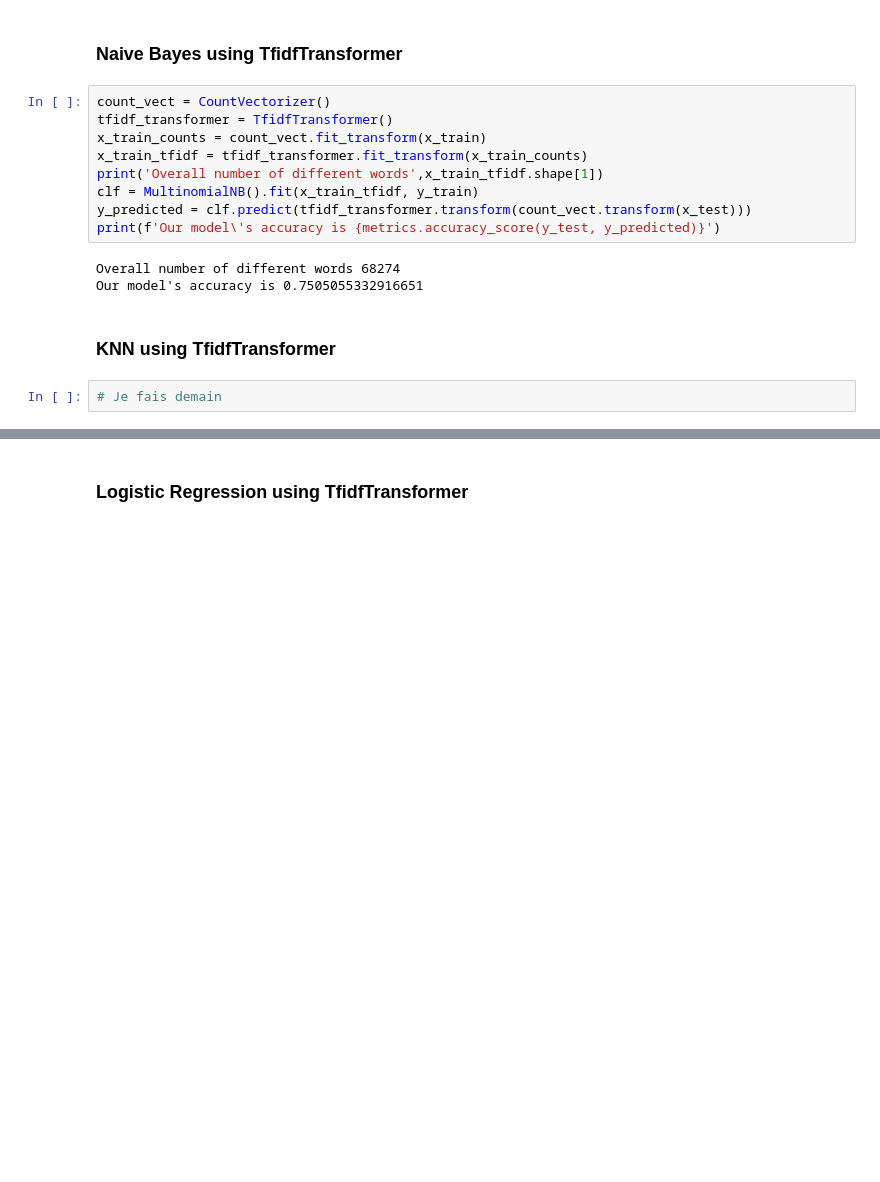
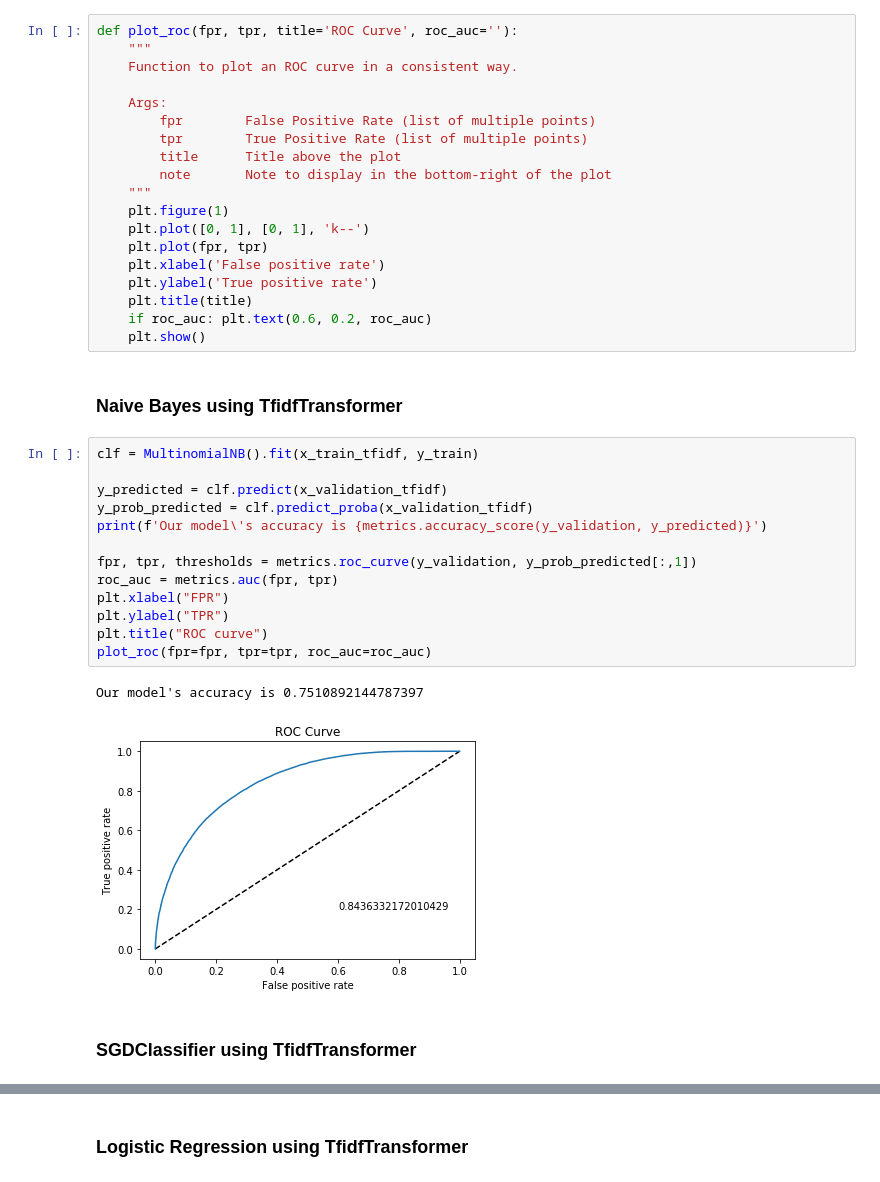
Before and after one commit to zeineb12/tweet_classification, a Jupyter notebook: Zeineb_notebook.ipynb, the cells around one changed output, grey strips where cells are left out. Cells and saved outputs as stored; diff of their text form; blank space fills up the shorter version.

```diff
--- a/Zeineb_notebook.ipynb
+++ b/Zeineb_notebook.ipynb
@@ -294,18 +322,39 @@ Our model's accuracy is 0.7210191551159969
+# %%
+def plot_roc(fpr, tpr, title='ROC Curve', roc_auc=''):
+    """
+    Function to plot an ROC curve in a consistent way.
+
+    Args:
+        fpr        False Positive Rate (list of multiple points)
+        tpr        True Positive Rate (list of multiple points)
+        title      Title above the plot
+        note       Note to display in the bottom-right of the plot
+    """
+    plt.figure(1)
+    plt.plot([0, 1], [0, 1], 'k--')
+    plt.plot(fpr, tpr)
+    plt.xlabel('False positive rate')
+    plt.ylabel('True positive rate')
+    plt.title(title)
+    if roc_auc: plt.text(0.6, 0.2, roc_auc)
+    plt.show()
 # %% [markdown]
 ### Naive Bayes using TfidfTransformer
-# %%
-count_vect = CountVectorizer()
-tfidf_transformer = TfidfTransformer()
-x_train_counts = count_vect.fit_transform(x_train)
-x_train_tfidf = tfidf_transformer.fit_transform(x_train_counts)
-print('Overall number of different words',x_train_tfidf.shape[1])
-clf = MultinomialNB().fit(x_train_tfidf, y_train)
-y_predicted = clf.predict(tfidf_transformer.transform(count_vect.transform(x_test)))
-print(f'Our model\'s accuracy is {metrics.accuracy_score(y_test, y_predicted)}')
-# %% [output]
-Overall number of different words 68274
-Our model's accuracy is 0.7505055332916651
+# %%
+clf = MultinomialNB().fit(x_train_tfidf, y_train)
+
+y_predicted = clf.predict(x_validation_tfidf)
+y_prob_predicted = clf.predict_proba(x_validation_tfidf)
+print(f'Our model\'s accuracy is {metrics.accuracy_score(y_validation, y_predicted)}')
+
+fpr, tpr, thresholds = metrics.roc_curve(y_validation, y_prob_predicted[:,1])
+roc_auc = metrics.auc(fpr, tpr)
+plt.xlabel("FPR")
+plt.ylabel("TPR")
+plt.title("ROC curve")
+plot_roc(fpr=fpr, tpr=tpr, roc_auc=roc_auc)
+# %% [output]
+Our model's accuracy is 0.7510892144787397
+[figure, added]
 # %% [markdown]
-### KNN  using TfidfTransformer
+### SGDClassifier  using TfidfTransformer
-# %%
-# Je fais demain
```
Also changed, not shown: parts of 31 cells of this notebook, 2 other files.
